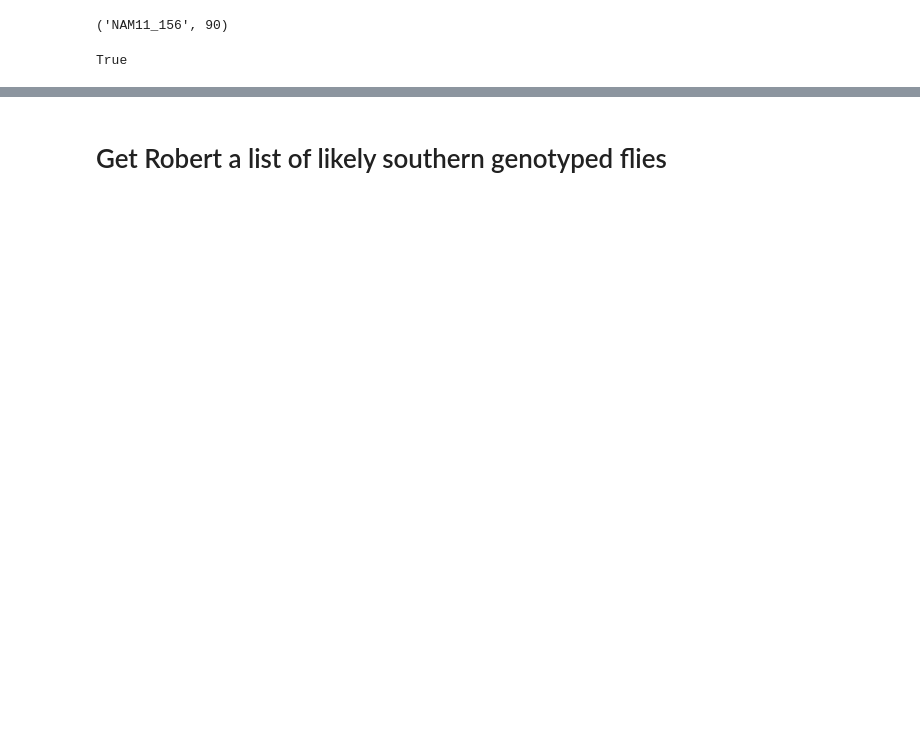
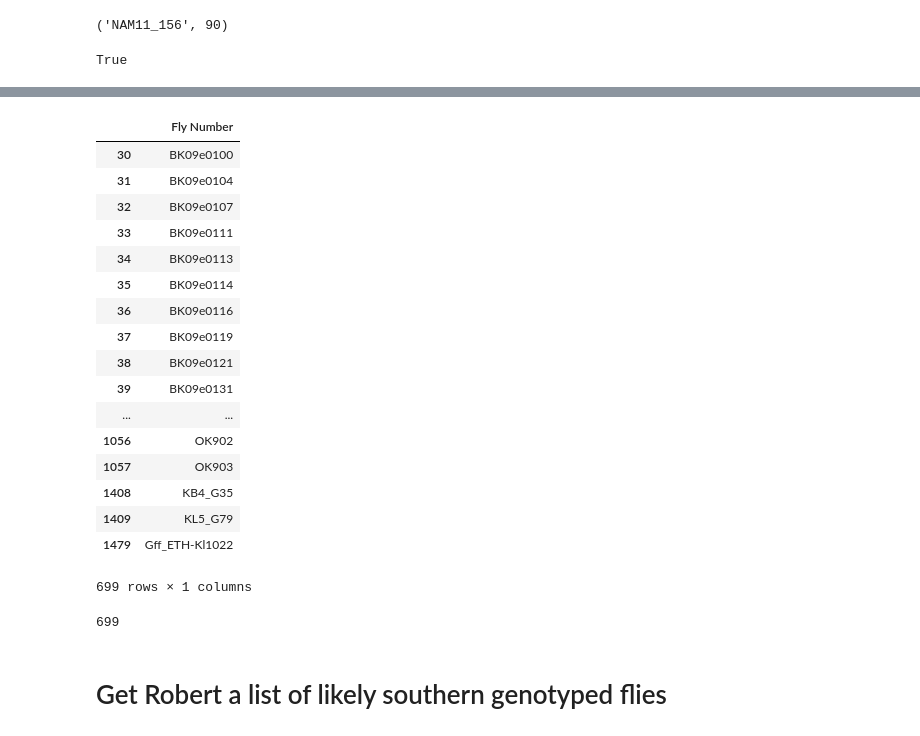
Before and after one commit to xguse/ipy_notebooks, a Jupyter notebook: YALE/Spiroplasma/Flies_from_the_south.ipynb, the cells around one changed output, grey strips where cells are left out. Drawn from its saved outputs; the diff is of its cells as text; code cells hidden in the pictures; blank space fills up the shorter version.

```diff
--- a/YALE/Spiroplasma/Flies_from_the_south.ipynb
+++ b/YALE/Spiroplasma/Flies_from_the_south.ipynb
@@ -92,2 +112,0 @@ df_samples.iloc[rand.sample(range(len(df_samples)), 10)]
-# %%
-def mask_by_fuzzy
@@ -96,3 +113,33 @@ SyntaxError: invalid syntax (<ipython-input-42-95ff28cfb979>, line 1)
+# %%
+def fuzzy_filter(item, targets):
+    """Returns boolean if filter is successfull on ``item``.
+
+    Args:
+        item (str): string in dataframe column to be filtered
+        targets (list): list of location codes we want from the database.
+
+    Returns:
+        boolean
+    """
+
+    hit = process.extractOne(item, targets)
+    return hit[-1] >= 80
+
+def mask_by_fuzzy(targets, db_col):
+    """Creates extraction mask to pull out targets from db based on fuzzy matching.
+
+    Args:
+        targets (list): list of location codes we want from the database.
+        db_col (Series): dataframe column representing the vaules to be filtered.
+
+
+    Returns:
+        pandas mask
+    """
+
+    mask = db_col.apply(fuzzy_filter, targets=targets)
+
+    return mask
 # %%
 south_locs = ["BK","BKD","BN","BU","BV","BY","BZ","DB","EB","IGG","JN","KF","KG","KIS","KL","KO","LI","MA","MGG","MK","NA","NAM","ND","NS","OK","OS","PT","SA","TB"]
 # %%
@@ -150,0 +238,26 @@ south_villages
+# %%
+genotyped_from_south = table_msat[mask_]
+genotyped_from_south
+# %% [output]
+|  | Fly Number |
+| 30 | BK09e0100 |
+| 31 | BK09e0104 |
+| 32 | BK09e0107 |
+| 33 | BK09e0111 |
+| 34 | BK09e0113 |
+| 35 | BK09e0114 |
+| 36 | BK09e0116 |
+| 37 | BK09e0119 |
+| 38 | BK09e0121 |
+| 39 | BK09e0131 |
+| ... | ... |
+| 1056 | OK902 |
+| 1057 | OK903 |
+| 1408 | KB4_G35 |
+| 1409 | KL5_G79 |
+| 1479 | Gff_ETH-Kl1022 |
+699 rows × 1 columns
+# %%
+len(genotyped_from_south)
+# %% [output]
+699
```
Also changed, not shown: parts of 16 cells of this notebook, 5 other files.
